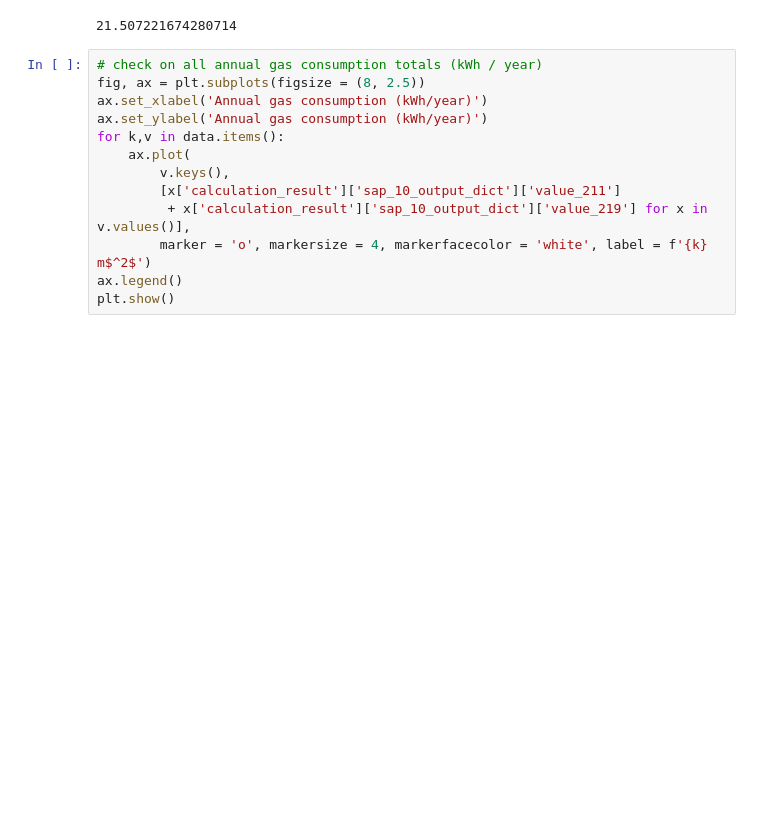
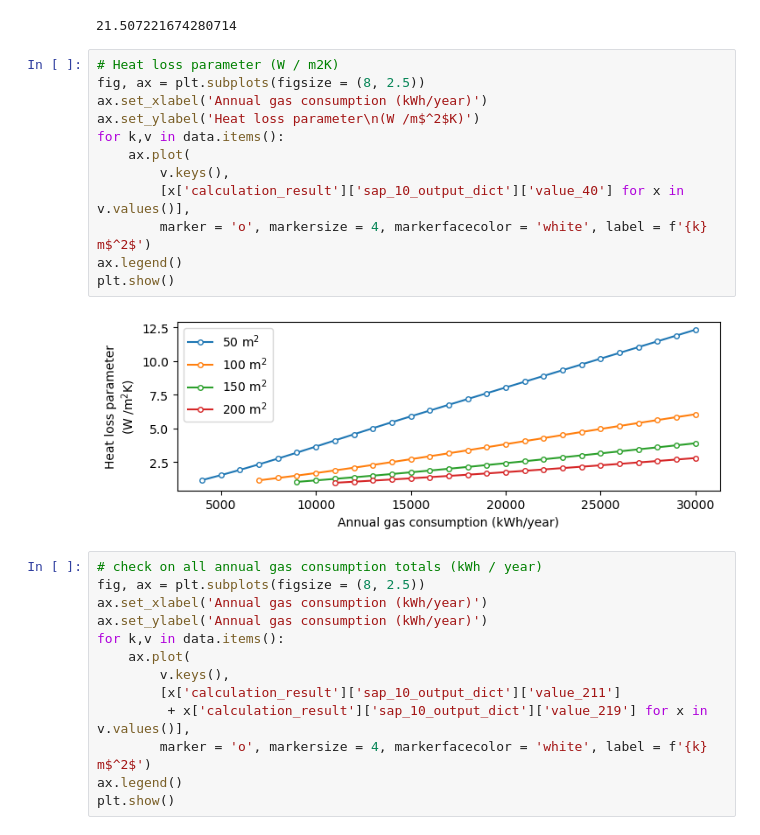
Before and after one commit to stevenkfirth/stevenfirth, a Jupyter notebook: linkedin/250228/smeter.ipynb, the cells around one changed output. Saved outputs shown, nothing was run; the diff lists cells and outputs as text; blank space fills up the shorter version.

```diff
--- a/linkedin/250228/smeter.ipynb
+++ b/linkedin/250228/smeter.ipynb
@@ -99,6 +99,20 @@ display(Image(filename=f'smeter.jpeg', width = 800, height = 800 * 1 ) )
 )
 # %% [output]
 21.507221674280714
+# %%
+# Heat loss parameter (W / m2K)
+fig, ax = plt.subplots(figsize = (8, 2.5))
+ax.set_xlabel('Annual gas consumption (kWh/year)')
+ax.set_ylabel('Heat loss parameter\n(W /m$^2$K)')
+for k,v in data.items():
+    ax.plot(
+        v.keys(),
+        [x['calculation_result']['sap_10_output_dict']['value_40'] for x in v.values()],
+        marker = 'o', markersize = 4, markerfacecolor = 'white', label = f'{k} m$^2$')
+ax.legend()
+plt.show()
+# %% [output]
+[figure, added]
 # %%
 # check on all annual gas consumption totals (kWh / year)
 fig, ax = plt.subplots(figsize = (8, 2.5))
```
